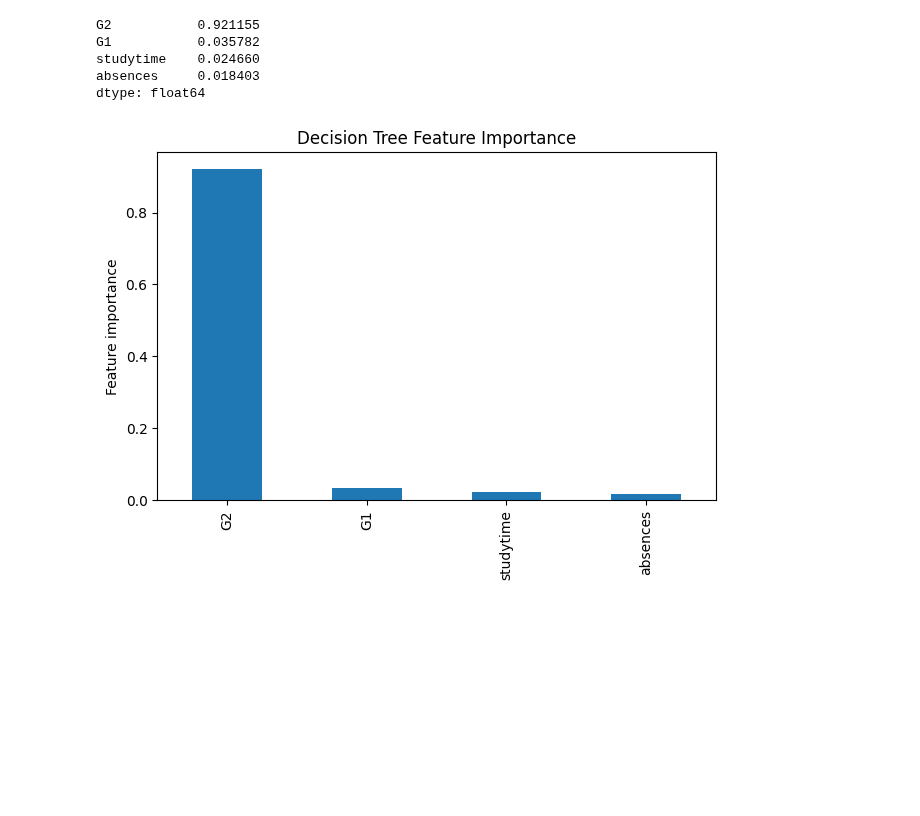
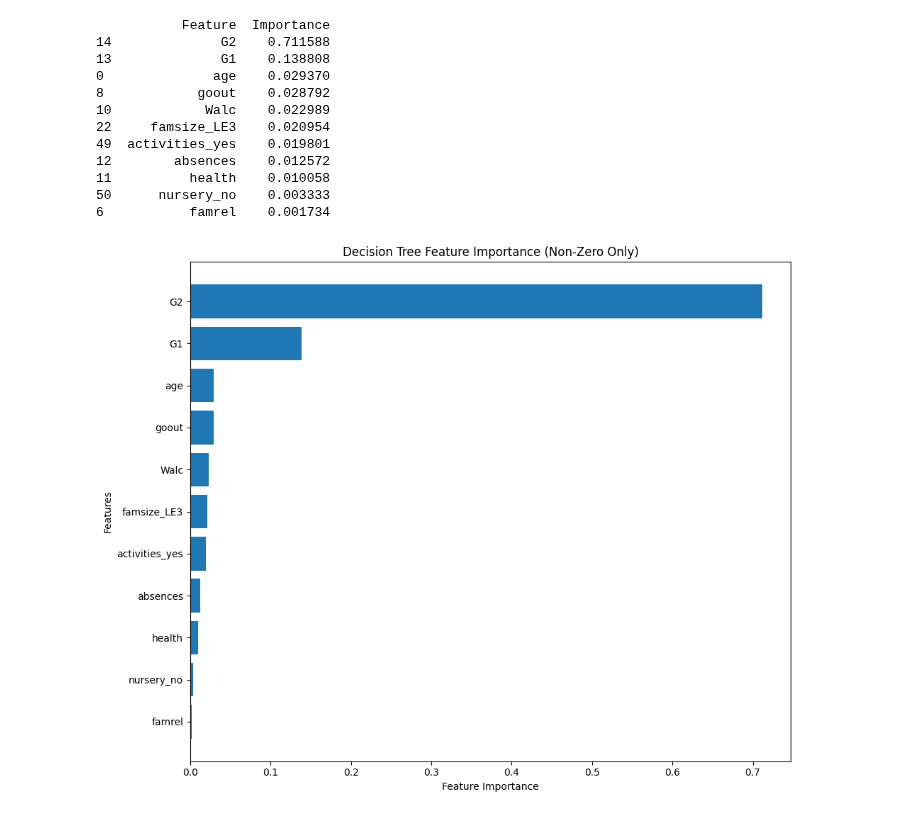
Before and after one commit to anand314anmol/IDC409_Project_Grp.17, a Jupyter notebook: Decision_tree(Classification model).ipynb, the cells around one changed output. Cells and saved outputs as stored; diff of their text form; code cells hidden in the pictures; blank space fills up the shorter version.

```diff
--- a/Decision_tree(Classification model).ipynb
+++ b/Decision_tree(Classification model).ipynb
@@ -207,19 +154,51 @@ plt.show()
-# %%
-importance = pd.Series(
-    classifier.feature_importances_,
-    index=X.columns
-).sort_values(ascending=False)
-
-print(importance)
-importance.plot(kind='bar')
-plt.ylabel('Feature importance')
-plt.title('Decision Tree Feature Importance')
-plt.tight_layout()
-plt.show()
-# %% [output]
-G2           0.921155
-G1           0.035782
-studytime    0.024660
-absences     0.018403
-dtype: float64
-[figure, removed]
+# %%
+importances = classifier.feature_importances_
+
+# Create a DataFrame
+importance_df = pd.DataFrame({
+    'Feature': X.columns,
+    'Importance': importances
+})
+
+# Keep only features with non-zero importance
+importance_df = importance_df[importance_df['Importance'] > 0]
+
+# Sort features by importance
+importance_df = importance_df.sort_values(
+    by='Importance',
+    ascending=False
+)
+
+# Display feature importance
+print(importance_df)
+
+# Plot feature importance
+plt.figure(figsize=(10, 8))
+
+plt.barh(
+    importance_df['Feature'],
+    importance_df['Importance']
+)
+
+plt.xlabel('Feature Importance')
+plt.ylabel('Features')
+plt.title('Decision Tree Feature Importance (Non-Zero Only)')
+
+plt.gca().invert_yaxis()
+
+plt.tight_layout()
+plt.show()
+# %% [output]
+           Feature  Importance
+14              G2    0.711588
+13              G1    0.138808
+0              age    0.029370
+8            goout    0.028792
+10            Walc    0.022989
+22     famsize_LE3    0.020954
+49  activities_yes    0.019801
+12        absences    0.012572
+11          health    0.010058
+50      nursery_no    0.003333
+6           famrel    0.001734
+[figure, added]
```
Also changed, not shown: parts of 17 cells of this notebook.
